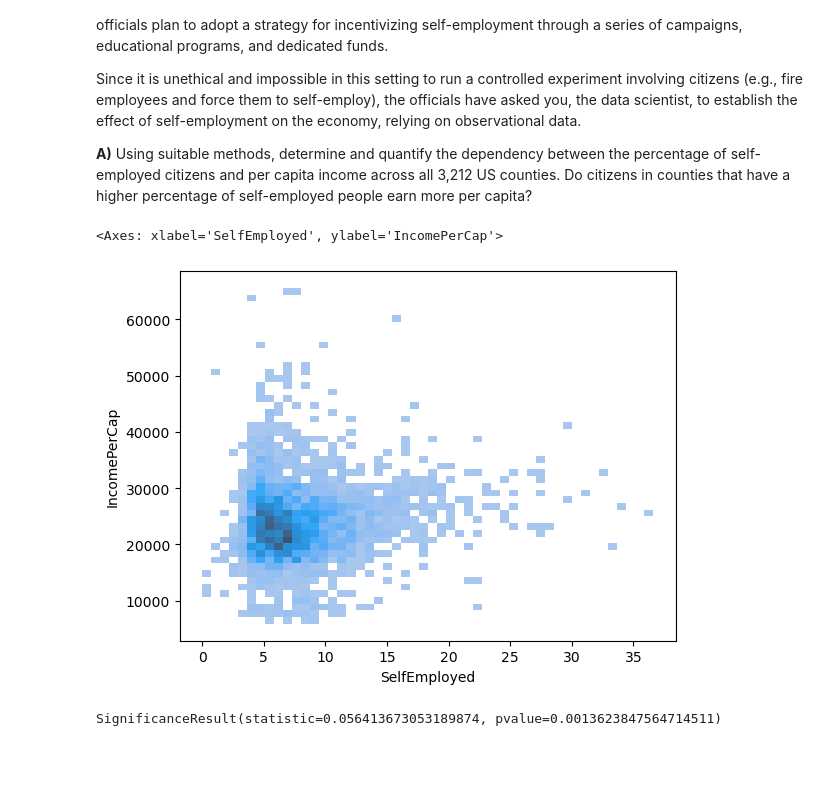
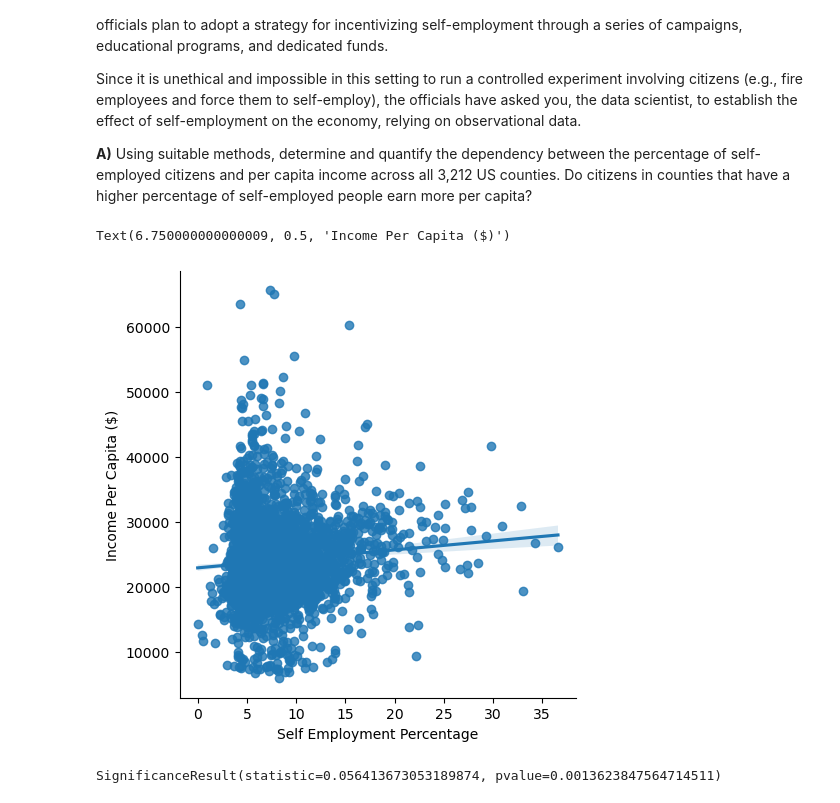
Before and after one commit to theoschiff/ADA, a Jupyter notebook: Exercises/03 - Describing data/Describing_data_exercise.ipynb, the cells around one changed output. Drawn from its saved outputs; the diff is of its cells as text; code cells hidden in the pictures; blank space fills up the shorter version.

```diff
--- a/Exercises/03 - Describing data/Describing_data_exercise.ipynb
+++ b/Exercises/03 - Describing data/Describing_data_exercise.ipynb
@@ -204,10 +204,12 @@ Since it is unethical and impossible in this setting to run a controlled experim
 **A)** Using suitable methods, determine and quantify the dependency between the percentage of self-employed citizens and per capita income across all 3,212 US counties. Do citizens in counties that have a higher percentage of self-employed people earn more per capita?
 # %%
 ### your code and or answer here ###
-sns.histplot(x=df['SelfEmployed'], y=df["IncomePerCap"], bins = 50, kde = True)
+sns.lmplot(x='SelfEmployed', y="IncomePerCap", data=df)
+plt.xlabel('Self Employment Percentage')
+plt.ylabel('Income Per Capita ($)')
 # %% [output]
-<Axes: xlabel='SelfEmployed', ylabel='IncomePerCap'>
+Text(6.750000000000009, 0.5, 'Income Per Capita ($)')
-[figure, old version]
+[figure, new version]
 # %%
 stats.spearmanr(df['IncomePerCap'],df['SelfEmployed'])
 # %% [output]
```
Also changed, not shown: parts of 24 cells of this notebook.
